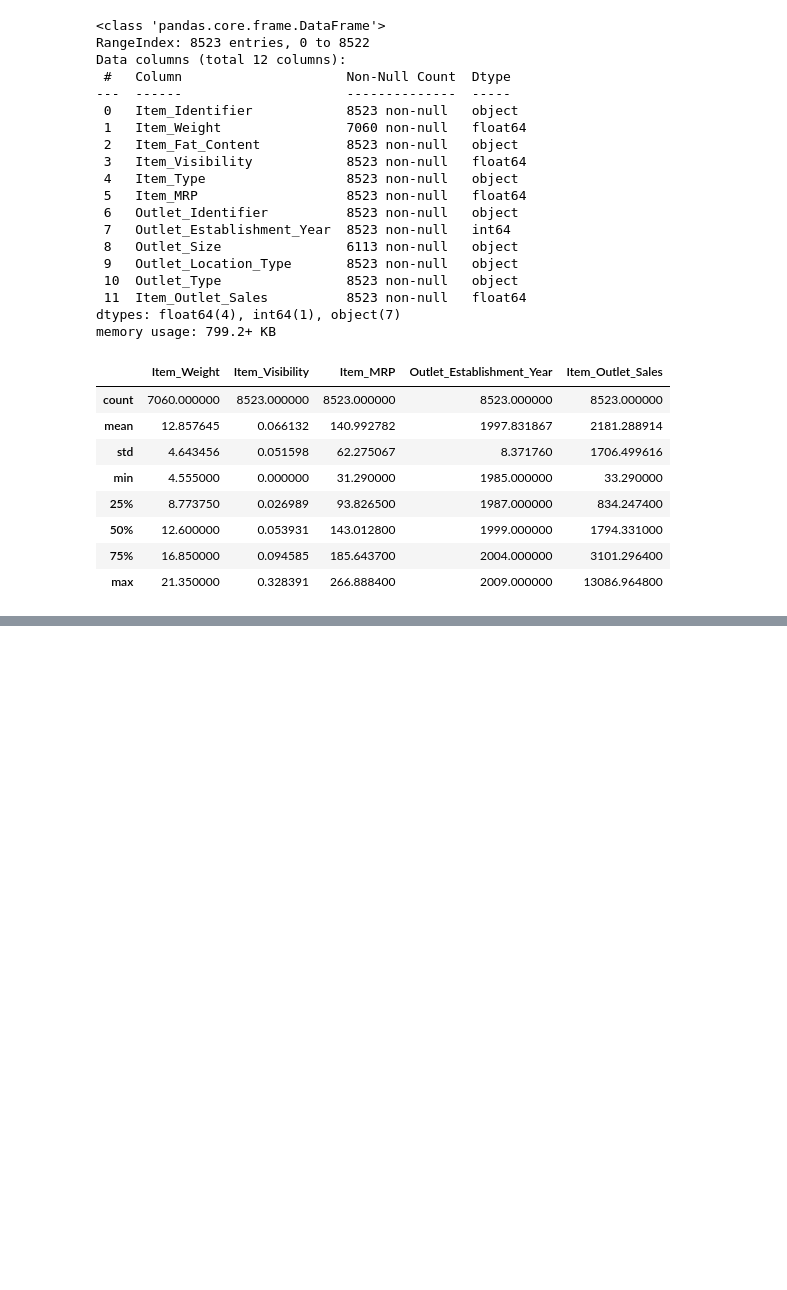
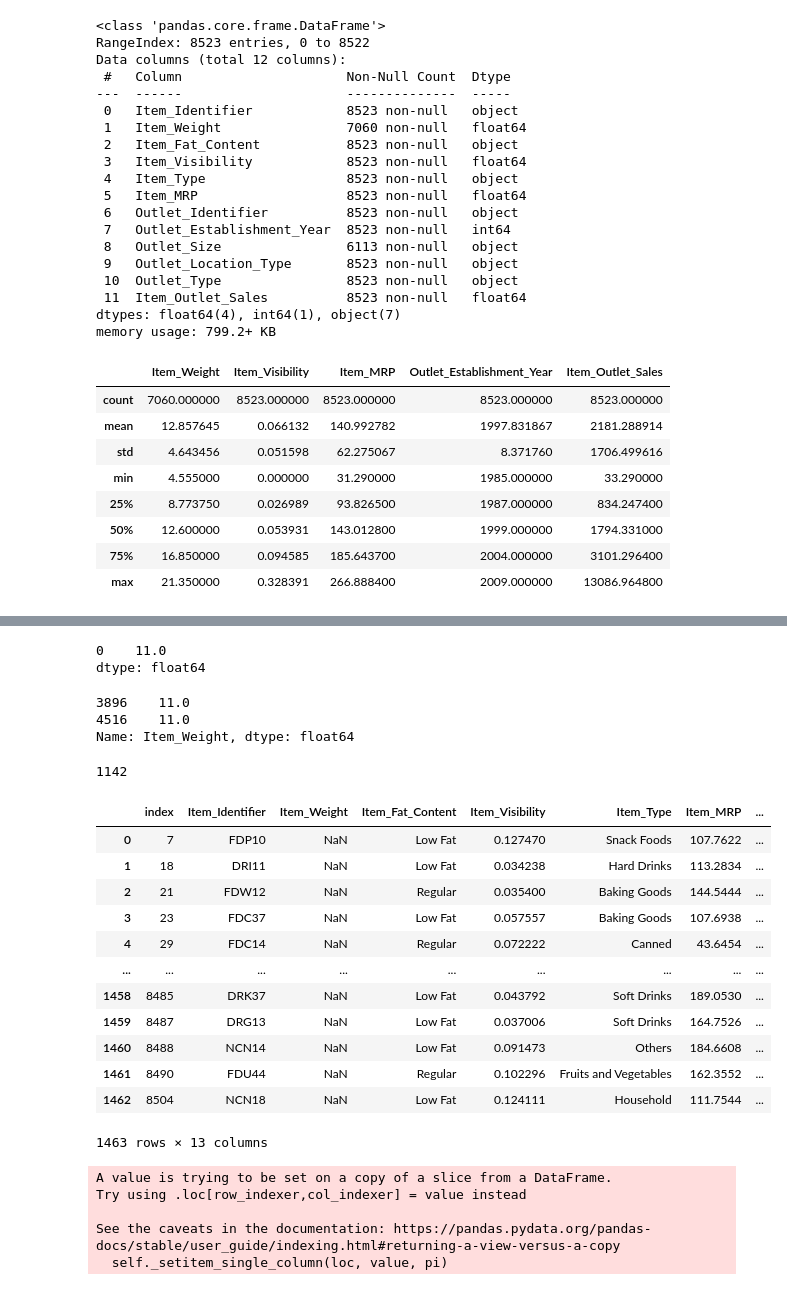
Before and after one commit to AlexUrtubia/prediccion_ventas_comida, a Jupyter notebook: Data_Cleaning.ipynb, the cells around one changed output, grey strips where cells are left out. Drawn from its saved outputs; the diff is of its cells as text; code cells hidden in the pictures; blank space fills up the shorter version.

```diff
--- a/Data_Cleaning.ipynb
+++ b/Data_Cleaning.ipynb
@@ -62,3 +62,6 @@ df.describe()
 | 50% | 12.600000 | 0.053931 | 143.012800 | 1999.000000 | 1794.331000 |
 | 75% | 16.850000 | 0.094585 | 185.643700 | 2004.000000 | 3101.296400 |
 | max | 21.350000 | 0.328391 | 266.888400 | 2009.000000 | 13086.964800 |
+# %%
+# Se crea un respaldo del df original bajo el nombre de df1
+df1 = df
@@ -64,0 +85,5 @@ df.describe()
+# %%
+null1 = df1['Item_Weight'].isnull()
+# %%
+df_weight_null = df1[null1]
+df_weight_null
@@ -64,0 +192,50 @@ df.describe()
+# %%
+df1[df['Item_Identifier']=='FDV23']['Item_Weight'].mode()
+# %% [output]
+0    11.0
+dtype: float64
+# %%
+df_weight_null[df_weight_null['Item_Identifier'] == 'FDV23']['Item_Weight'].fillna(df1[df['Item_Identifier']=='FDV23']['Item_Weight'].mode()[0])
+# %% [output]
+3896    11.0
+4516    11.0
+Name: Item_Weight, dtype: float64
+# %%
+items_id = df1[null1]['Item_Identifier'].unique()
+len(items_id)
+# %% [output]
+1142
+# %%
+df_weight_null_ri = df_weight_null.reset_index()
+df_weight_null_ri
+# %% [output]
+|  | index | Item_Identifier | Item_Weight | Item_Fat_Content | Item_Visibility | Item_Type | Item_MRP | ... |
+| 0 | 7 | FDP10 | NaN | Low Fat | 0.127470 | Snack Foods | 107.7622 | ... |
+| 1 | 18 | DRI11 | NaN | Low Fat | 0.034238 | Hard Drinks | 113.2834 | ... |
+| 2 | 21 | FDW12 | NaN | Regular | 0.035400 | Baking Goods | 144.5444 | ... |
+| 3 | 23 | FDC37 | NaN | Low Fat | 0.057557 | Baking Goods | 107.6938 | ... |
+| 4 | 29 | FDC14 | NaN | Regular | 0.072222 | Canned | 43.6454 | ... |
+| ... | ... | ... | ... | ... | ... | ... | ... | ... |
+| 1458 | 8485 | DRK37 | NaN | Low Fat | 0.043792 | Soft Drinks | 189.0530 | ... |
+| 1459 | 8487 | DRG13 | NaN | Low Fat | 0.037006 | Soft Drinks | 164.7526 | ... |
+| 1460 | 8488 | NCN14 | NaN | Low Fat | 0.091473 | Others | 184.6608 | ... |
+| 1461 | 8490 | FDU44 | NaN | Regular | 0.102296 | Fruits and Vegetables | 162.3552 | ... |
+| 1462 | 8504 | NCN18 | NaN | Low Fat | 0.124111 | Household | 111.7544 | ... |
+1463 rows × 13 columns
+# %%
+leng = df_weight_null_ri
+for i in range (len(leng)):
+  moda = df1[df['Item_Identifier']==leng.loc[i,'Item_Identifier']]['Item_Weight'].mode()
+  for j in range (len(moda)):
+    df_weight_null.iloc[i,1] = moda[0]
+    # print(moda[j])
+    # df_weight_null[df_weight_null['Item_Identifier'] == items_id[i]]['Item_Weight'].fillna(moda[0], inplace=True)
+    # df_weight_null[df_weight_null['Item_Identifier'] == items_id[i]]['Item_Weight'] = moda[0]
+      # A value is trying to be set on a copy of a slice from a DataFrame.
+      # Try using .loc[row_indexer,col_indexer] = value instead"""
+# %% [output]
+A value is trying to be set on a copy of a slice from a DataFrame.
+Try using .loc[row_indexer,col_indexer] = value instead
+
+See the caveats in the documentation: https://pandas.pydata.org/pandas-docs/stable/user_guide/indexing.html#returning-a-view-versus-a-copy
+  self._setitem_single_column(loc, value, pi)
```
Also changed, not shown: parts of 30 cells of this notebook.
